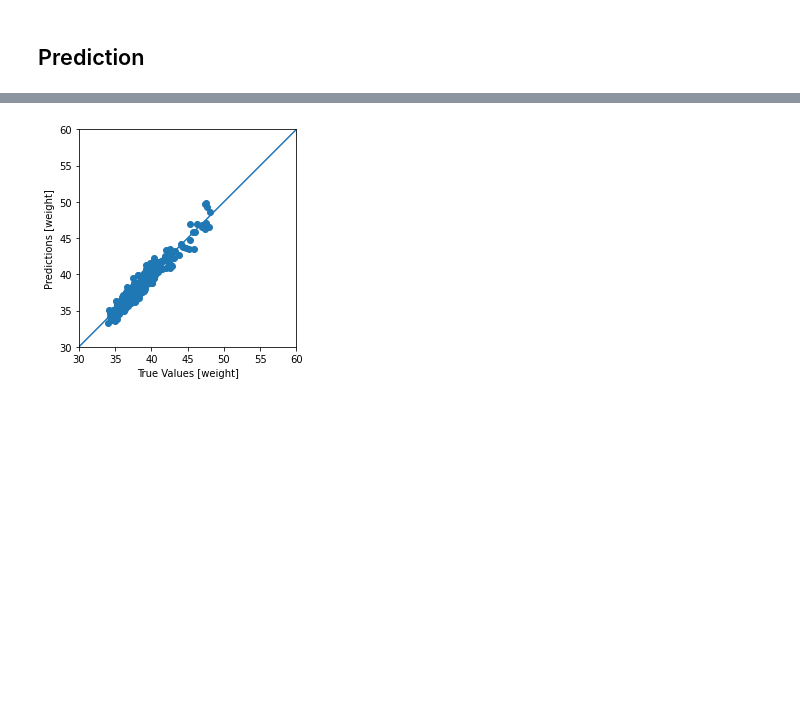
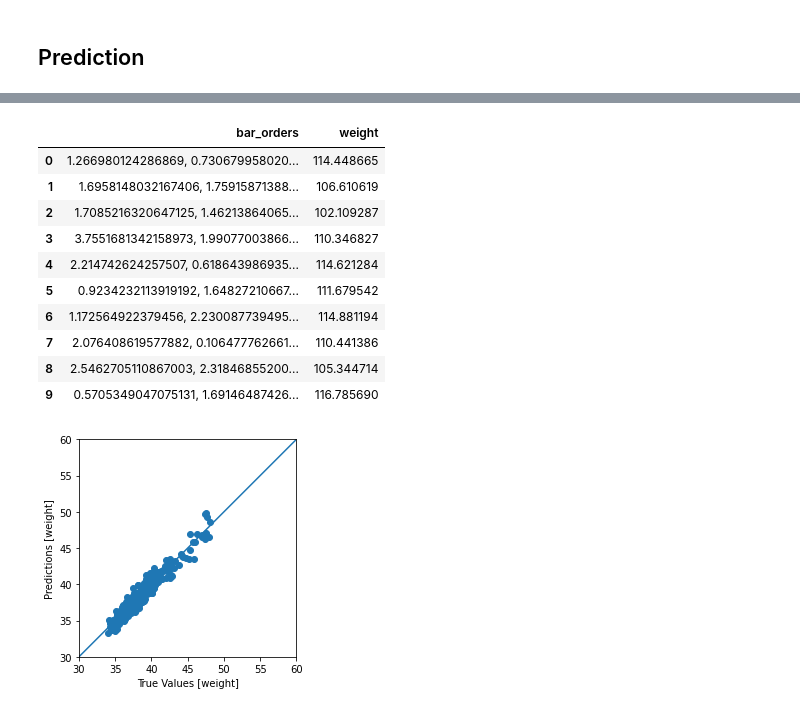
Before and after one commit to XingxinHE/FinalThesis_DL-GA, a Jupyter notebook: Stage_3_LSTM.ipynb, the cells around one changed output, grey strips where cells are left out. Cells and saved outputs as stored; diff of their text form; code cells hidden in the pictures; blank space fills up the shorter version.

```diff
--- a/Stage_3_LSTM.ipynb
+++ b/Stage_3_LSTM.ipynb
@@ -396,3 +356,17 @@ test_predictions * train_y_test_y_stats['std'] + train_y_test_y_stats['mean']
+# %%
+test_y_raw
+# %% [output]
+|  | bar_orders | weight |
+| 0 | 1.266980124286869, 0.730679958020... | 114.448665 |
+| 1 | 1.6958148032167406, 1.75915871388... | 106.610619 |
+| 2 | 1.7085216320647125, 1.46213864065... | 102.109287 |
+| 3 | 3.7551681342158973, 1.99077003866... | 110.346827 |
+| 4 | 2.214742624257507, 0.618643986935... | 114.621284 |
+| 5 | 0.9234232113919192, 1.64827210667... | 111.679542 |
+| 6 | 1.172564922379456, 2.230087739495... | 114.881194 |
+| 7 | 2.076408619577882, 0.106477762661... | 110.441386 |
+| 8 | 2.5462705110867003, 2.31846855200... | 105.344714 |
+| 9 | 0.5705349047075131, 1.69146487426... | 116.785690 |
 # %%
 a = plt.axes(aspect='equal')
 plt.scatter(weight_pred, test_weight_label)
```
Also changed, not shown: parts of 30 cells of this notebook.
